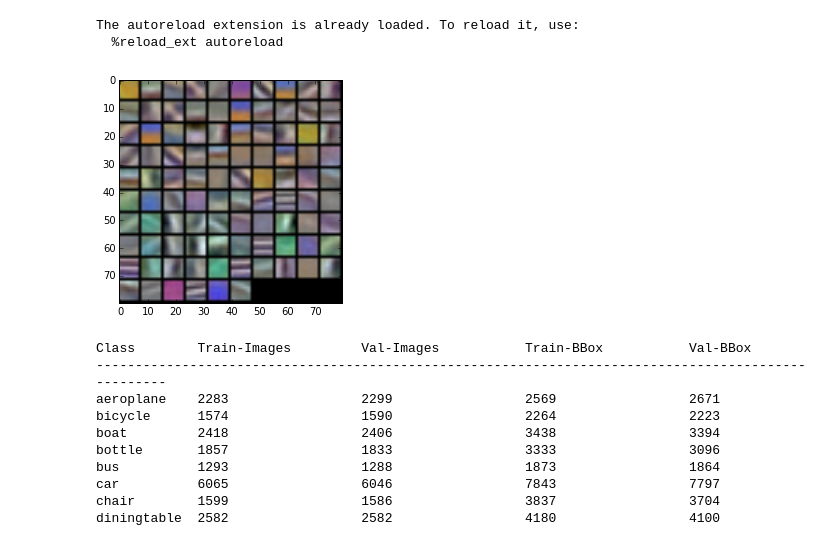
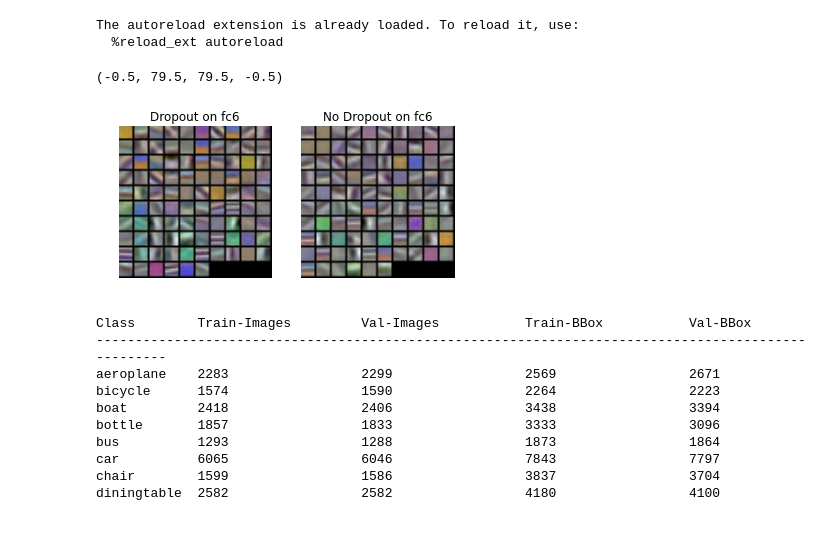
Before and after one commit to pulkitag/caffe, a Jupyter notebook: modelFiles/keypoints/documentation/Relative-Rotations.ipynb, the cells around one changed output. Cells and saved outputs as stored; diff of their text form; code cells hidden in the pictures.

```diff
--- a/modelFiles/keypoints/documentation/Relative-Rotations.ipynb
+++ b/modelFiles/keypoints/documentation/Relative-Rotations.ipynb
@@ -25,14 +25,26 @@ defFile = os.path.join(expDir, expStr, 'caffenet_siamese.prototxt')
 The autoreload extension is already loaded. To reload it, use:
   %reload_ext autoreload
 # %%
-#This network was trained by concatenating fc-6 features and with dropouts. :
-numIterations = 60000
-imSz          = 128
-expStr    = 'rotObjs_128_kmedoids30_20'
-modelName = 'keypoints_siamese_scratch_iter_%d.caffemodel' % numIterations
-defFile   = os.path.join(expDir, expStr, 'keynet_siamese_deploy.prototxt')
-modelFile = os.path.join(snapshotDir, 'exprotObjs_lblkmedoids30_20_imSz%d'% imSz, modelName)
-net       = mp.MyNet(defFile, modelFile)
-net.vis_weights('conv1')
+    #This network was trained by concatenating fc-6 features. Prior to concatenation the fc-6 features had dropout of 0.5:
+    numIterations  = 60000
+    numIterations2 = 90000
+    imSz          = 128
+    expStr    = 'rotObjs_128_kmedoids30_20'
+    modelName = 'keypoints_siamese_scratch_iter_%d.caffemodel' % numIterations
+    defFile   = os.path.join(expDir, expStr, 'keynet_siamese_deploy.prototxt')
+    modelFile = os.path.join(snapshotDir, 'exprotObjs_lblkmedoids30_20_imSz%d'% imSz, modelName)
+    net       = mp.MyNet(defFile, modelFile)
+    #Network without dropouts on fc-6 features.
+    modelName2 = 'keypoints_siamese_scratch_nodrop_fc6_iter_%d.caffemodel' % numIterations2
+    modelFile2 =  os.path.join(snapshotDir,"exprotObjs_lblkmedoids30_20_imSz%d" % imSz, modelName2)
+    net2       = mp.MyNet(defFile, modelFile2)
+    fig = plt.figure()
+    ax1 = plt.subplot(1,2,1)
+    ax2 = plt.subplot(1,2,2)
+    net.vis_weights('conv1', ax=ax1, titleName='Dropout on fc6')
+    net2.vis_weights('conv1', ax=ax2, titleName='No Dropout on fc6')
+    ax1.axis('off')
+    ax2.axis('off')
 # %% [output]
+(-0.5, 79.5, 79.5, -0.5)
-[figure, old version]
+[figure, new version]
```
Also changed, not shown: parts of 2 cells of this notebook, 9 other files.
